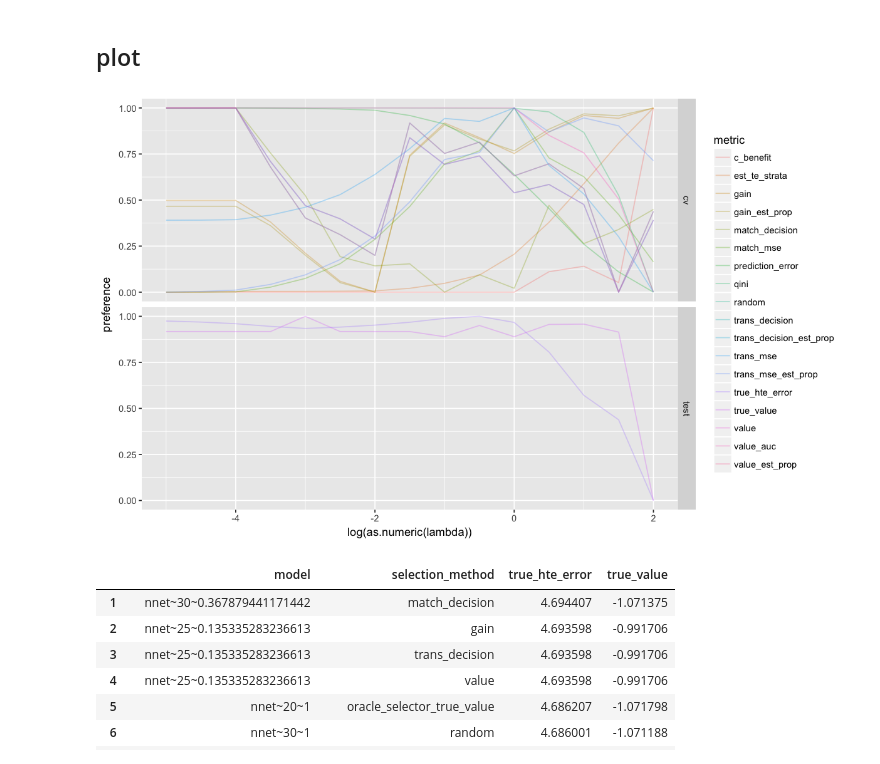
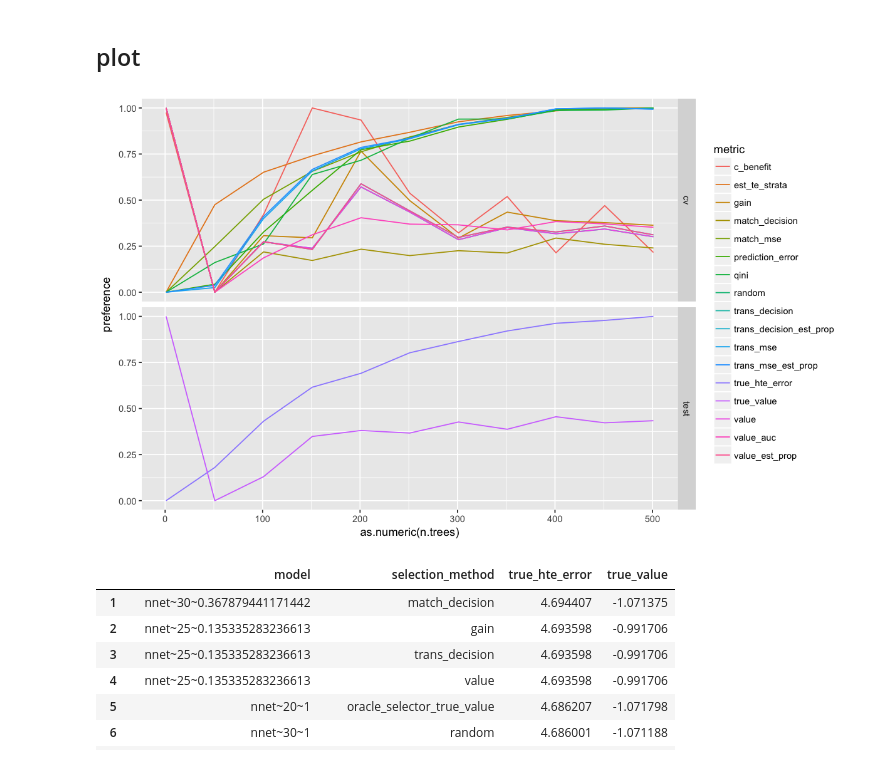
Before and after one commit to som-shahlab/ITE-model-selection, a Jupyter notebook: test-experiments.ipynb, the cells around one changed output. Saved outputs shown, nothing was run; the diff lists cells and outputs as text; code cells hidden in the pictures.

Commit message:
bug fixes for metrics

```diff
--- a/test-experiments.ipynb
+++ b/test-experiments.ipynb
@@ -25,7 +43,7 @@ enet_spec = list(method = "enet",
 #                                          decay = exp(seq(-7,0,1))))
 )
 
-DGP = powers_DGPs()[[5]]
+DGP = powers_DGPs()[[7]]
 n_folds = 5
 rep = 1
 n_train = 500
@@ -63,34 +79,35 @@ In bind_rows_(x, .id): binding character and factor vector, coercing into charac
 # %%
 options(repr.plot.width=10, repr.plot.height=6)
 
 cv_plot = error_stuff$cv_error %>%
-    filter(str_detect(model,"^enet")) %>%
-    separate(model, c("method", names(models[[2]]$tune_grid)), sep="~") %>%
+#     filter(selection_method %in% c("gain", "qini", "value", "value_auc")) %>%
+    filter(str_detect(model,"^gbm")) %>%
+    separate(model, c("method", names(models[[1]]$tune_grid)), sep="~") %>%
     rename(metric=selection_method) %>%
     group_by(metric) %>%
     mutate(preference = (error - min(error, na.rm=T))/(max(error, na.rm=T)-min(error, na.rm=T))) %>%
     mutate(evaluation = "cv")
 
 # ggplot(aes(x=as.numeric(nrounds), y=preference)) +
 #     geom_line(aes(color=metric))
 
 test_plot = error_stuff$test_error %>%
-    filter(str_detect(model,"^enet")) %>%
-    separate(model, c("method", names(models[[2]]$tune_grid)), sep="~") %>%
+    filter(str_detect(model,"^gbm")) %>%
+    separate(model, c("method", names(models[[1]]$tune_grid)), sep="~") %>%
     gather(metric, error, true_hte_error, true_value) %>%
     group_by(metric) %>%
     mutate(preference = (error - min(error))/(max(error)-min(error))) %>%
     mutate(evaluation = "test")
 
 # # ggplot(aes(x=as.numeric(nrounds), y=preference)) +
 # #     geom_line(aes(color=metric), size=3)
 
 cv_plot %>% bind_rows(test_plot) %>%
-ggplot(aes(x=log(as.numeric(lambda)), y=preference)) +
-    geom_line(aes(color=metric), alpha=0.3) +
+ggplot(aes(x=as.numeric(n.trees), y=preference)) +
+    geom_line(aes(color=metric)) +
     facet_grid(evaluation~.)
 # %% [output]
-[figure, old version]
+[figure, new version]
 # %%
 error_stuff$true_selection_error %>% arrange(-true_hte_error) %>% data.frame
 # %% [output]
```
Also changed, not shown: parts of 2 cells of this notebook, 7 other files.
